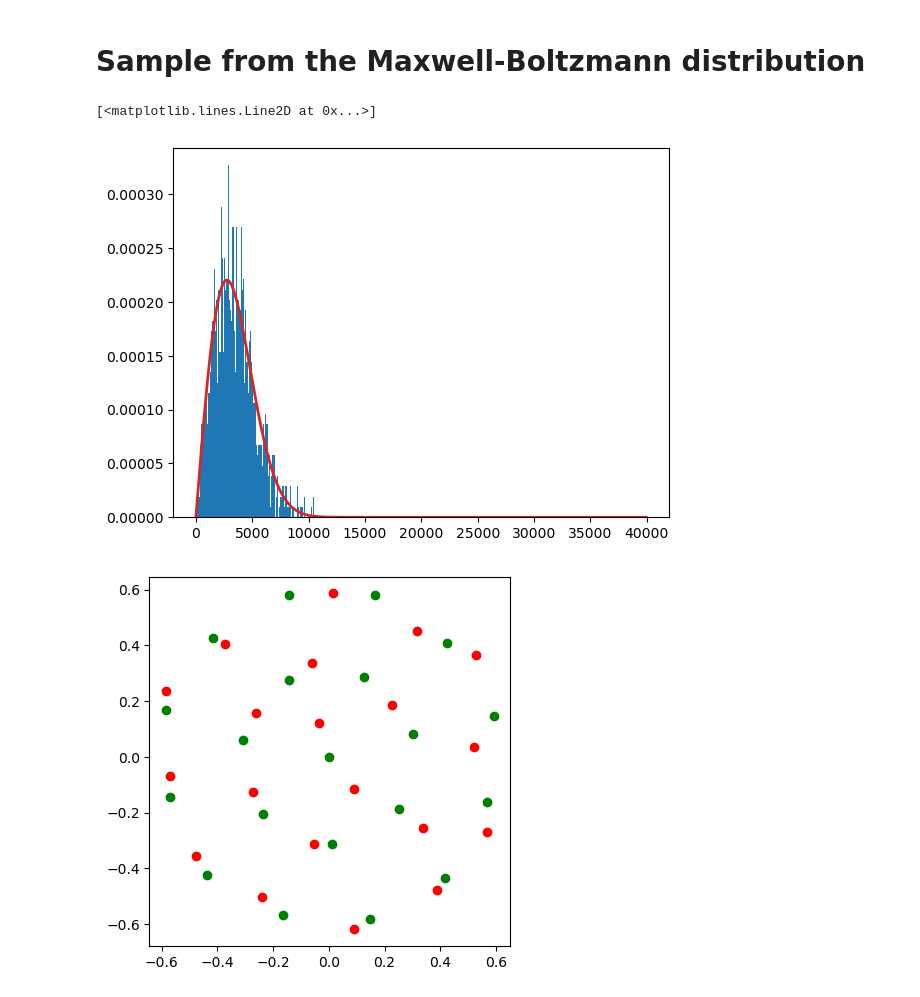
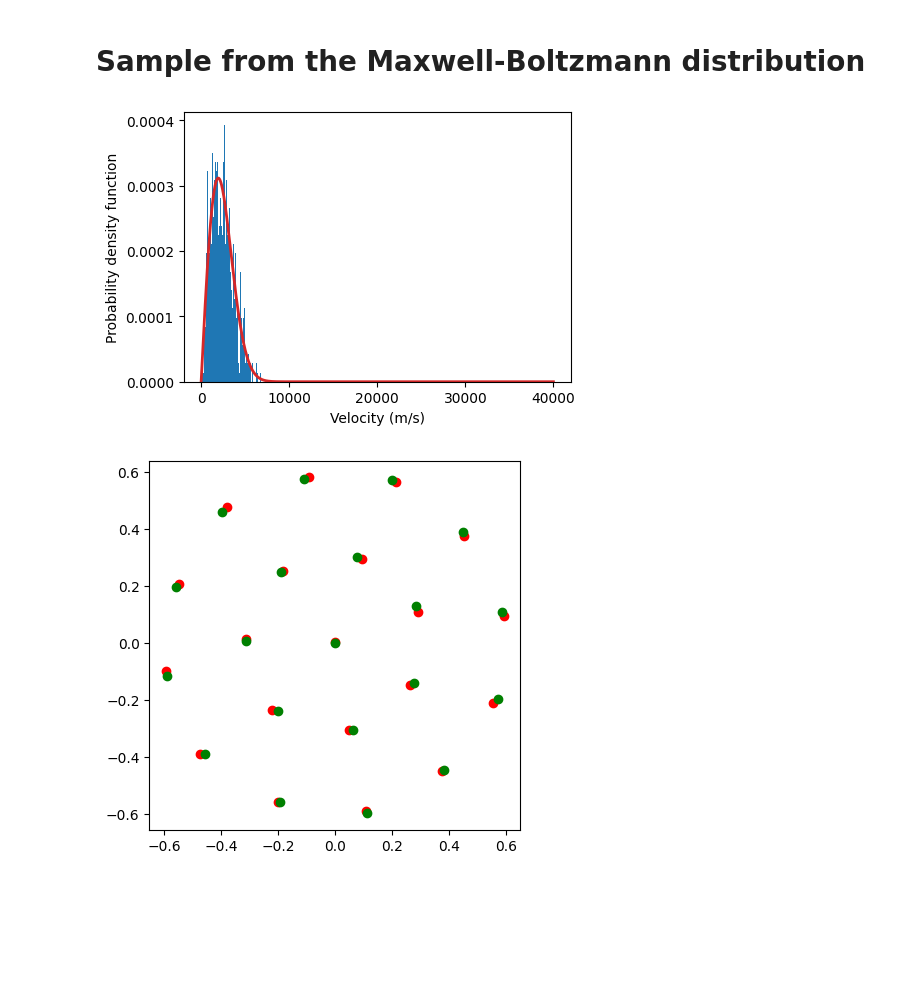
Before and after one commit to gkoolstra/quantum_electron, a Jupyter notebook: examples/03_time_dynamics.ipynb, the cells around one changed output. Drawn from its saved outputs; the diff is of its cells as text; code cells hidden in the pictures; blank space fills up the shorter version.

```diff
--- a/examples/03_time_dynamics.ipynb
+++ b/examples/03_time_dynamics.ipynb
@@ -131,25 +131,29 @@ import scipy
 from scipy.constants import Boltzmann as kB
 
 class MaxBoltz2D(scipy.stats.rv_continuous):
-    def _pdf(self, v):
-        T = 0.5
+    def _pdf(self, v, T):
         sigma = np.sqrt(kB * T / me)
         return v / sigma ** 2 * np.exp(- v ** 2 / (2 * sigma ** 2))
 
 sample_v = MaxBoltz2D(a=0, b=4e4, name='velocity')
 # %%
-samples = sample_v.rvs(size=1000)
+T_eff = 0.25
+samples = sample_v.rvs(size=1000, T=T_eff)
 v = np.linspace(0, 4e4, 10000)
 
+fig = plt.figure(figsize=(5.,3.5))
 plt.hist(samples, bins=100, density=True)
-plt.plot(v, sample_v._pdf(v), color='tab:red', lw=2)
+plt.plot(v, sample_v._pdf(v, T_eff), color='tab:red', lw=2)
+plt.xlabel("Velocity (m/s)")
+plt.ylabel("Probability density function")
+plt.locator_params(axis='both', nbins=5)
 # %% [output]
-[<matplotlib.lines.Line2D at 0x...>]
-[figure, old version]
+[figure, new version]
 # %%
 n_timesteps = 20000
 dt = 1e-13
 gamma = -0.01 * me / dt
+T_eff = 0.01
 
 r = np.zeros((2 * n_electrons, n_timesteps+2))
 
@@ -166,7 +170,7 @@ with alive_progress.alive_bar(n_timesteps, force_tty=True) as bar:
 
         if not (k%50):
             # Add some temperature
-            velocities = sample_v.rvs(size=n_electrons)
+            velocities = sample_v.rvs(size=n_electrons, T=T_eff)
             thetas = np.random.uniform(low=0, high=2*np.pi, size=n_electrons)
             perturbation = np.zeros(2 * n_electrons)
             perturbation[::2] = velocities * np.cos(thetas) * dt
@@ -187,7 +191,7 @@ plt.plot(rx*1e6, ry*1e6, 'or')
 plt.plot(final_x*1e6, final_y*1e6, 'og')
 plt.gca().set_aspect('equal')
 # %% [output]
-[figure, old version]
+[figure, new version]
 # %%
 import matplotlib.animation as animation
 from matplotlib import patheffects as pe
```
Also changed, not shown: parts of 4 cells of this notebook.
